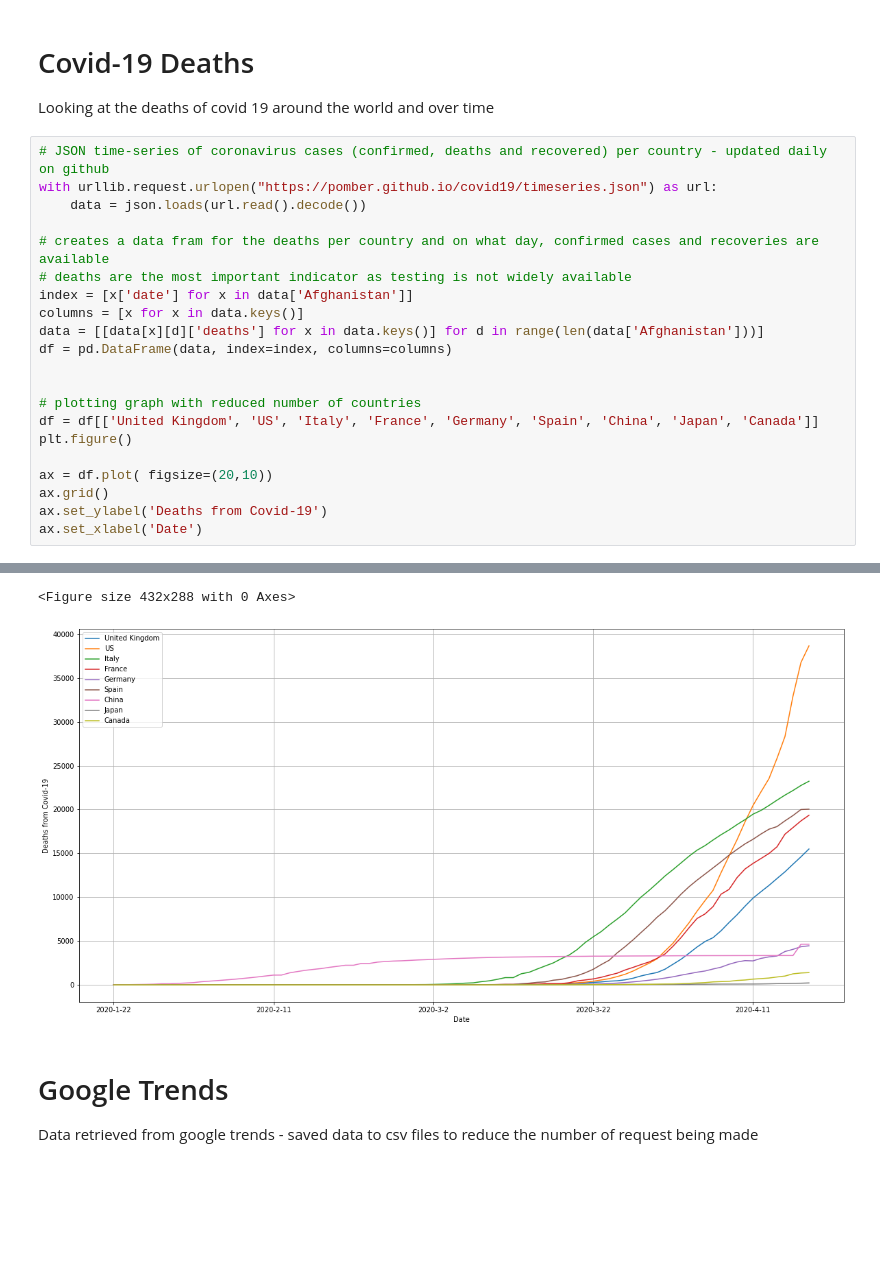
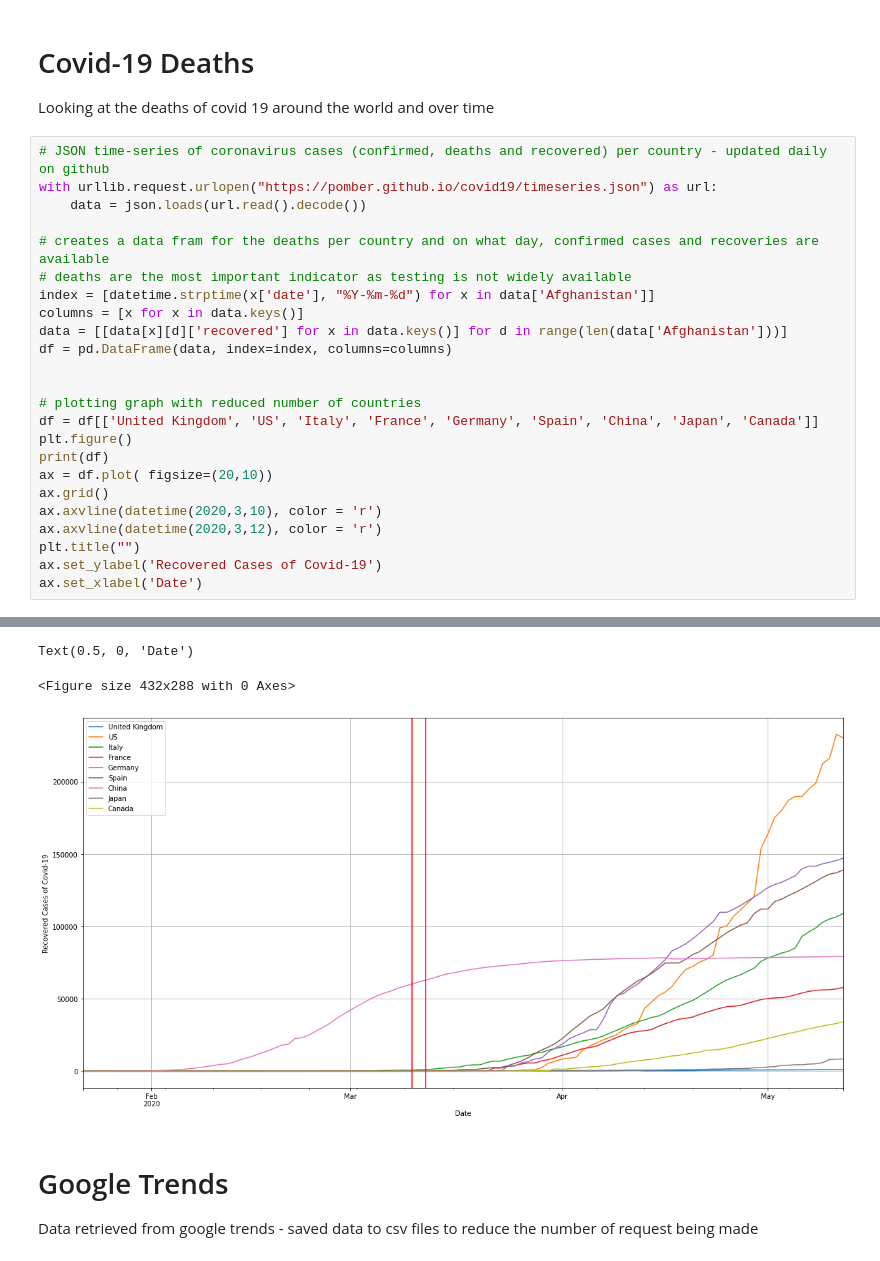
Before and after one commit to wray27/Coronavirus-Sentiment, a Jupyter notebook: notebooks/Sources.ipynb, the cells around one changed output, grey strips where cells are left out. Saved outputs shown, nothing was run; the diff lists cells and outputs as text; blank space fills up the shorter version.

```diff
--- a/notebooks/Sources.ipynb
+++ b/notebooks/Sources.ipynb
@@ -32,18 +32,21 @@ with urllib.request.urlopen("https://pomber.github.io/covid19/timeseries.json")
 
 # creates a data fram for the deaths per country and on what day, confirmed cases and recoveries are available
 # deaths are the most important indicator as testing is not widely available
-index = [x['date'] for x in data['Afghanistan']]
+index = [datetime.strptime(x['date'], "%Y-%m-%d") for x in data['Afghanistan']]
 columns = [x for x in data.keys()]
-data = [[data[x][d]['deaths'] for x in data.keys()] for d in range(len(data['Afghanistan']))]
+data = [[data[x][d]['recovered'] for x in data.keys()] for d in range(len(data['Afghanistan']))]
 df = pd.DataFrame(data, index=index, columns=columns)
 
 
 # plotting graph with reduced number of countries
 df = df[['United Kingdom', 'US', 'Italy', 'France', 'Germany', 'Spain', 'China', 'Japan', 'Canada']]
 plt.figure()
-
+print(df)
 ax = df.plot( figsize=(20,10))
 ax.grid()
-ax.set_ylabel('Deaths from Covid-19')
+ax.axvline(datetime(2020,3,10), color = 'r')
+ax.axvline(datetime(2020,3,12), color = 'r')
+plt.title("")
+ax.set_ylabel('Recovered Cases of Covid-19')
 ax.set_xlabel('Date')
 # %% [output]
@@ -51,5 +70,6 @@ Text(0.5, 0, 'Date')
-<Figure size 432x288 with 0 Axes>
+Text(0.5, 0, 'Date')
+<Figure size 432x288 with 0 Axes>
-[figure, old version]
+[figure, new version]
 # %% [markdown]
 # Google Trends
 
```
Also changed, not shown: parts of 4 cells of this notebook, 5 other files.
